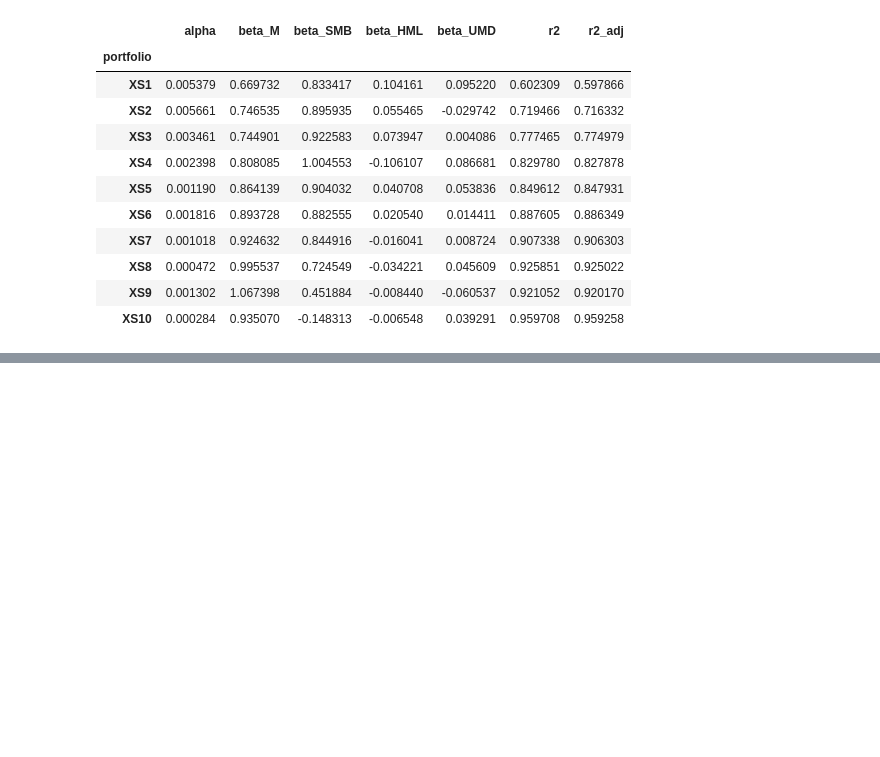
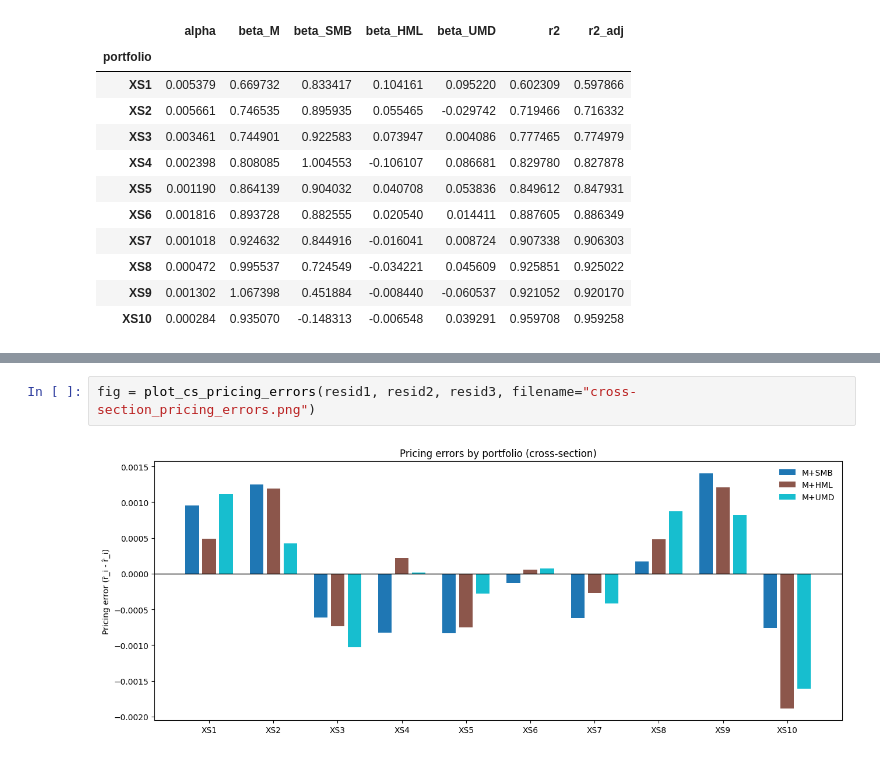
Before and after one commit to Luca404/UniBG_Assignments, a Jupyter notebook: Financial_Assignment1/cross-section_regression.ipynb, the cells around one changed output, grey strips where cells are left out. Drawn from its saved outputs; the diff is of its cells as text; blank space fills up the shorter version.

```diff
--- a/Financial_Assignment1/cross-section_regression.ipynb
+++ b/Financial_Assignment1/cross-section_regression.ipynb
@@ -207,0 +241,4 @@ KeyError: 'SMB'
+# %%
+fig = plot_cs_pricing_errors(resid1, resid2, resid3, filename="cross-section_pricing_errors.png")
+# %% [output]
+[figure, added]
```
Also changed, not shown: parts of 16 cells of this notebook, 13 other files.
